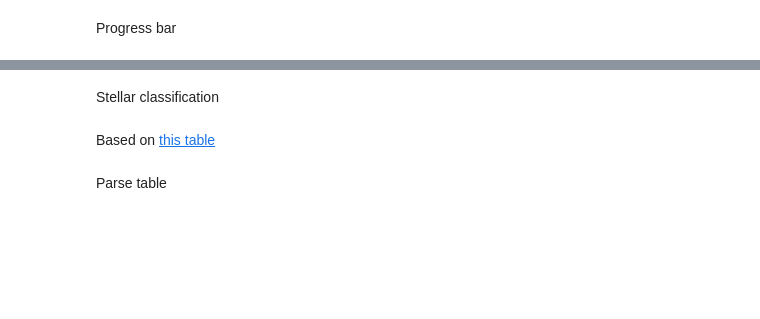
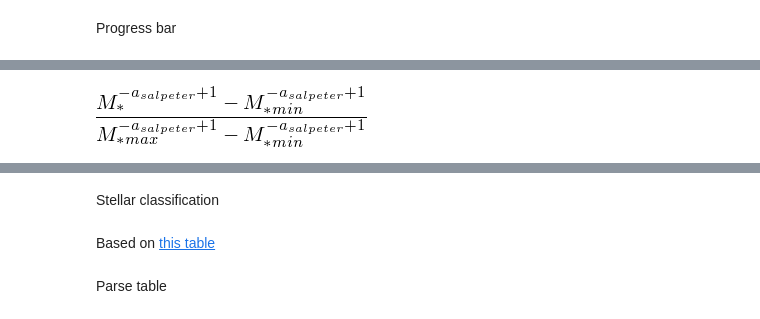
Before and after one commit to bolverk/gaia_black_hole_binaries, a Jupyter notebook: stellar_binary_monte_carlo.ipynb, the cells around one changed output, grey strips where cells are left out. Drawn from its saved outputs; the diff is of its cells as text; code cells hidden in the pictures; blank space fills up the shorter version.

```diff
--- a/stellar_binary_monte_carlo.ipynb
+++ b/stellar_binary_monte_carlo.ipynb
@@ -69,0 +89,8 @@ Salpeter initial mass function
+# %%
+temp = salpeter_imf.subs(C_salpeter, C_salpeter_expr)
+temp = sympy.integrate(temp, M_star, conds='none')
+temp = temp - temp.subs(M_star, M_star_min)
+cumulative_salpeter_imf = temp.simplify()
+cumulative_salpeter_imf
+# %% [output]
+[figure, added]
```
Also changed, not shown: parts of 14 cells of this notebook.
